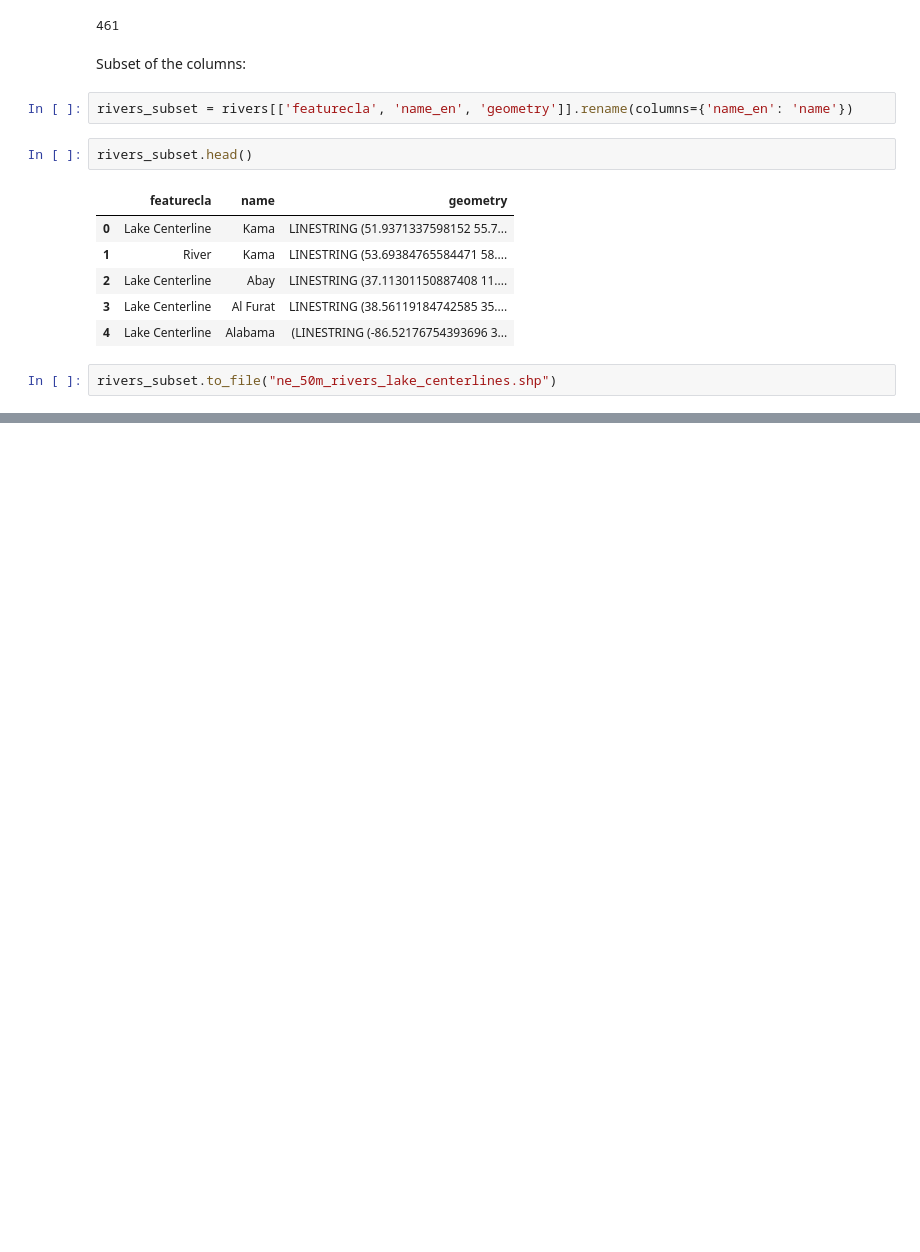
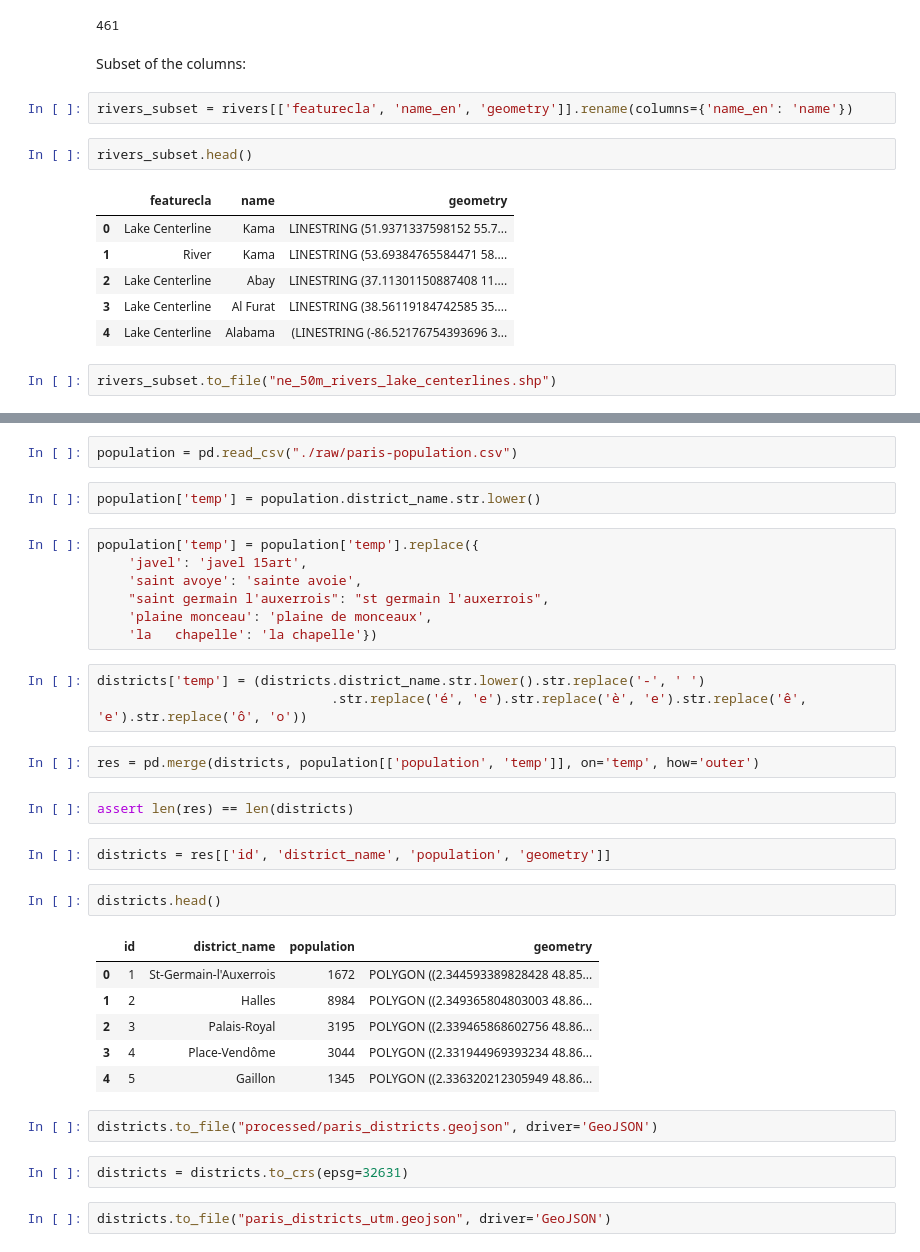
Before and after one commit to jorisvandenbossche/geopandas-tutorial, a Jupyter notebook: data/data-preparation.ipynb, the cells around one changed output, grey strips where cells are left out. Cells and saved outputs as stored; diff of their text form; blank space fills up the shorter version.

```diff
--- a/data/data-preparation.ipynb
+++ b/data/data-preparation.ipynb
@@ -123,0 +172,35 @@ rivers_subset.to_file("ne_50m_rivers_lake_centerlines.shp")
+# %%
+population = pd.read_csv("./raw/paris-population.csv")
+# %%
+population['temp'] = population.district_name.str.lower()
+# %%
+population['temp'] = population['temp'].replace({
+    'javel': 'javel 15art',
+    'saint avoye': 'sainte avoie',
+    "saint germain l'auxerrois": "st germain l'auxerrois",
+    'plaine monceau': 'plaine de monceaux',
+    'la   chapelle': 'la chapelle'})
+# %%
+districts['temp'] = (districts.district_name.str.lower().str.replace('-', ' ')
+                              .str.replace('é', 'e').str.replace('è', 'e').str.replace('ê', 'e').str.replace('ô', 'o'))
+# %%
+res = pd.merge(districts, population[['population', 'temp']], on='temp', how='outer')
+# %%
+assert len(res) == len(districts)
+# %%
+districts = res[['id', 'district_name', 'population', 'geometry']]
+# %%
+districts.head()
+# %% [output]
+|  | id | district_name | population | geometry |
+| 0 | 1 | St-Germain-l'Auxerrois | 1672 | POLYGON ((2.344593389828428 48.85... |
+| 1 | 2 | Halles | 8984 | POLYGON ((2.349365804803003 48.86... |
+| 2 | 3 | Palais-Royal | 3195 | POLYGON ((2.339465868602756 48.86... |
+| 3 | 4 | Place-Vendôme | 3044 | POLYGON ((2.331944969393234 48.86... |
+| 4 | 5 | Gaillon | 1345 | POLYGON ((2.336320212305949 48.86... |
+# %%
+districts.to_file("processed/paris_districts.geojson", driver='GeoJSON')
+# %%
+districts = districts.to_crs(epsg=32631)
+# %%
+districts.to_file("paris_districts_utm.geojson", driver='GeoJSON')
```
Also changed, not shown: parts of 7 cells of this notebook, 2 other files.
